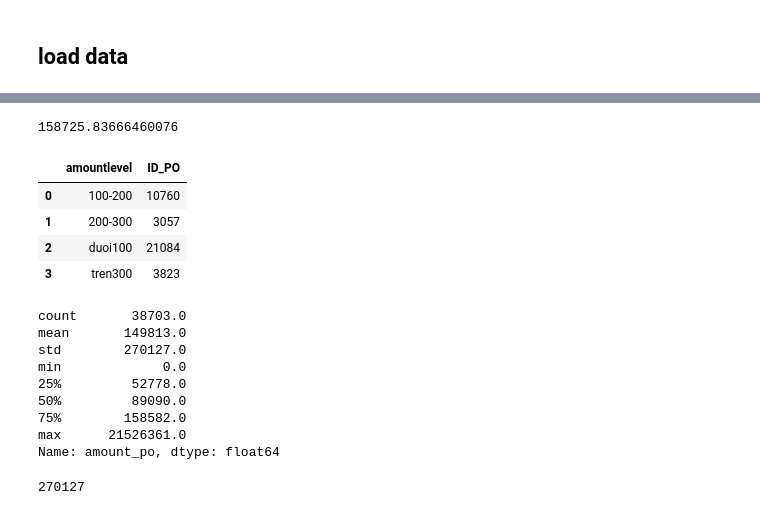
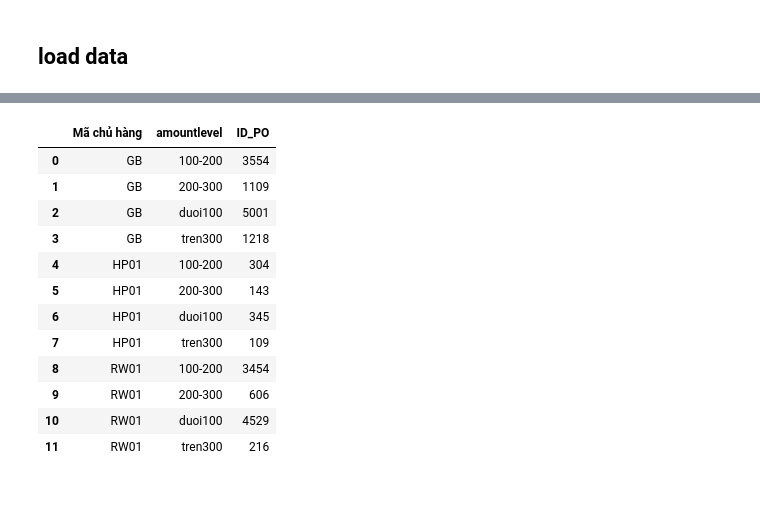
Before and after one commit to gbluu/gte, a Jupyter notebook: run-meeting.ipynb, the cells around one changed output, grey strips where cells are left out. Saved outputs shown, nothing was run; the diff lists cells and outputs as text; code cells hidden in the pictures.

```diff
--- a/run-meeting.ipynb
+++ b/run-meeting.ipynb
@@ -308,2 +345,4 @@ meeting = pd.read_csv('../data/processed/po-meeting.csv', encoding='utf-8-sig')
+# %%
+meeting = meeting[meeting['month']>=8]
 # %%
 meeting_xuatban = meeting[(meeting['Loại phiếu'] == 'Đơn bán')].reset_index(drop=True)
@@ -354,2 +371,4 @@ meeting_xuatban_filter_gb = meeting_xuatban[(meeting_xuatban['Tình trạng đơ
+# %%
+online = meeting_xuatban[(meeting_xuatban['Tình trạng đơn hàng'] == 'Đã bàn giao chứng từ')|(meeting_xuatban['Tình trạng đơn hàng'] == 'Đã giao hàng')].reset_index(drop=True)
 # %%
-meeting_gb = meeting_xuatban_filter_gb[meeting_xuatban_filter_gb['Mã chủ hàng'] == 'GB'].reset_index()
+online_fiter_mch = online[(online['Mã chủ hàng'] == 'GB')|(online['Mã chủ hàng'] == 'HP01')|(online['Mã chủ hàng'] == 'RW01')].reset_index()
@@ -360,30 +375,34 @@ meeting_gb['amount_po'].median()
-# %%
-meeting_gb['amount_po'].mean()
-# %% [output]
-158725.83666460076
 # %%
 # create a list of our conditions
 conditions = [
-    (meeting_gb['amount_po'] < 100000),
-    (meeting_gb['amount_po'] < 200000),
-    (meeting_gb['amount_po'] < 300000),
-    (meeting_gb['amount_po'] >= 300000)
+    (online_fiter_mch['amount_po'] < 100000),
+    (online_fiter_mch['amount_po'] < 200000),
+    (online_fiter_mch['amount_po'] < 300000),
+    (online_fiter_mch['amount_po'] >= 300000)
     ]
 
 # create a list of the values we want to assign for each condition
 values = ['duoi100', '100-200', '200-300', 'tren300']
 
 # create a new column and use np.select to assign values to it using our lists as arguments
-meeting_gb['amountlevel'] = np.select(conditions, values)
+online_fiter_mch['amountlevel'] = np.select(conditions, values)
 # %%
 # Define the aggregation calculations
 aggregations = {
     'ID_PO': 'count'
 }
-meeting_gb.groupby(['amountlevel'], as_index=False, dropna=False).agg(aggregations)
+online_fiter_mch.groupby(['Mã chủ hàng','amountlevel'], as_index=False, dropna=False).agg(aggregations)
 # %% [output]
-|  | amountlevel | ID_PO |
-| 0 | 100-200 | 10760 |
-| 1 | 200-300 | 3057 |
-| 2 | duoi100 | 21084 |
-| 3 | tren300 | 3823 |
+|  | Mã chủ hàng | amountlevel | ID_PO |
+| 0 | GB | 100-200 | 3554 |
+| 1 | GB | 200-300 | 1109 |
+| 2 | GB | duoi100 | 5001 |
+| 3 | GB | tren300 | 1218 |
+| 4 | HP01 | 100-200 | 304 |
+| 5 | HP01 | 200-300 | 143 |
+| 6 | HP01 | duoi100 | 345 |
+| 7 | HP01 | tren300 | 109 |
+| 8 | RW01 | 100-200 | 3454 |
+| 9 | RW01 | 200-300 | 606 |
+| 10 | RW01 | duoi100 | 4529 |
+| 11 | RW01 | tren300 | 216 |
@@ -404,16 +408,0 @@ summa_gb.columns = ['_'.join(cols).lower()
-# %%
-round(meeting_gb[meeting_gb['Region']=='online']['amount_po'].describe())
-# %% [output]
-count       38703.0
-mean       149813.0
-std        270127.0
-min             0.0
-25%         52778.0
-50%         89090.0
-75%        158582.0
-max      21526361.0
-Name: amount_po, dtype: float64
-# %%
-round(meeting_gb[meeting_gb['Region']=='online']['amount_po'].std())
-# %% [output]
-270127
```
Also changed, not shown: parts of 34 cells of this notebook, 4 other files.
